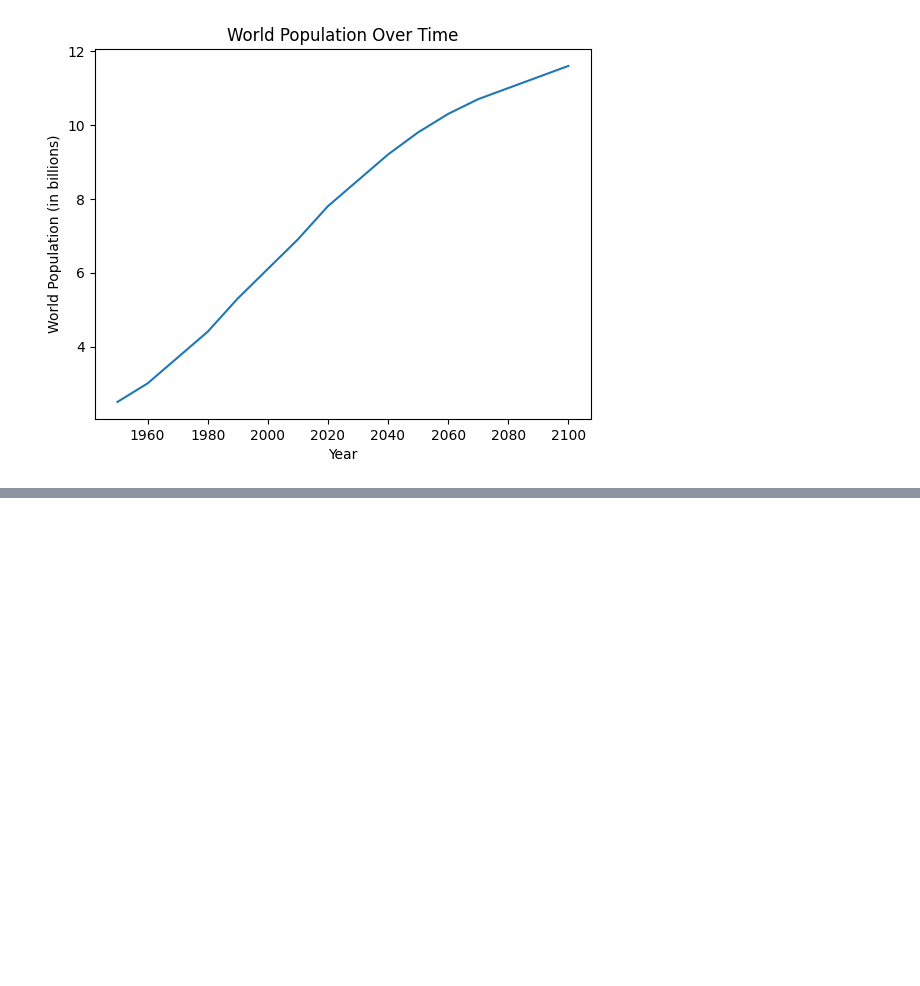
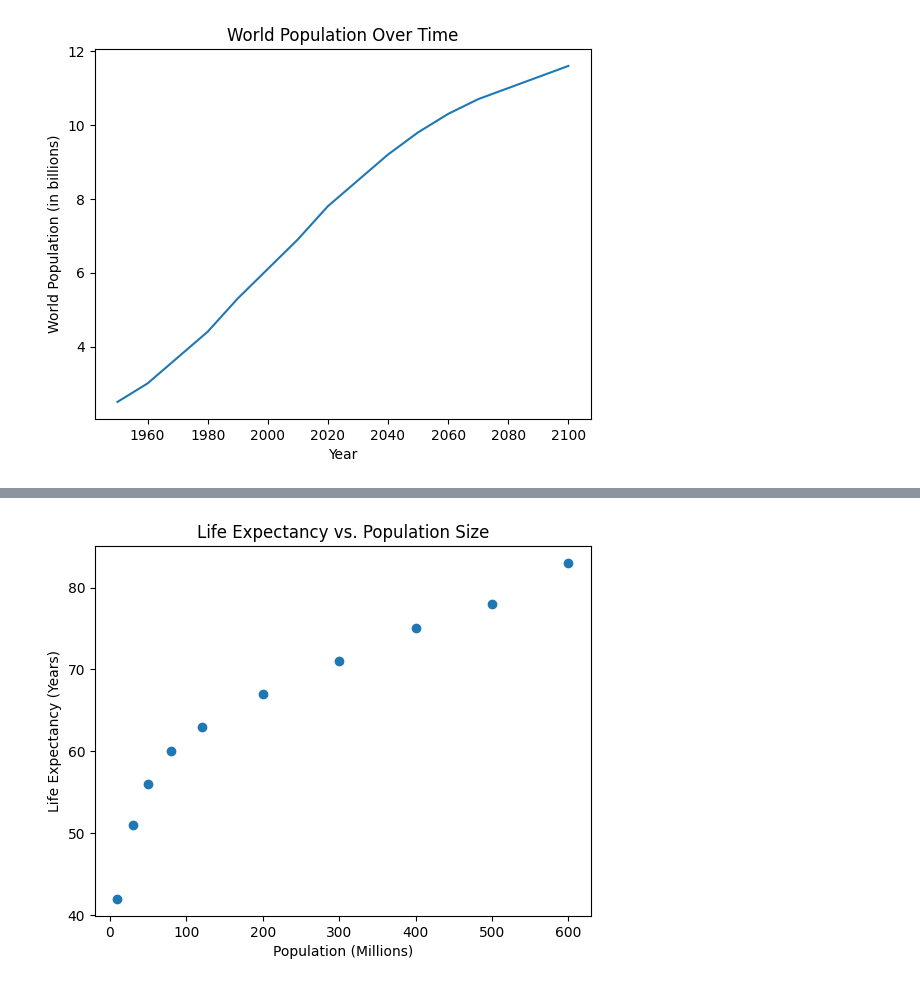
Before and after one commit to shreyasarker/Datacamp-Learning-2025, a Jupyter notebook: 02-intermediate-python/BasicPlotsWithMatplotlib.ipynb, the cells around one changed output, grey strips where cells are left out. Cells and saved outputs as stored; diff of their text form; code cells hidden in the pictures; blank space fills up the shorter version.

```diff
--- a/02-intermediate-python/BasicPlotsWithMatplotlib.ipynb
+++ b/02-intermediate-python/BasicPlotsWithMatplotlib.ipynb
@@ -45,0 +184,17 @@ plt.show()
+# %%
+# Example data for population (in millions) and life expectancy (in years)
+population = [10, 30, 50, 80, 120, 200, 300, 400, 500, 600]  # Population in millions
+life_expectancy = [42, 51, 56, 60, 63, 67, 71, 75, 78, 83]  # Life expectancy in years
+
+# Create a scatter plot with population on the x-axis and life expectancy on the y-axis
+plt.scatter(population, life_expectancy)
+
+# Add labels and a title to the plot
+plt.xlabel('Population (Millions)')
+plt.ylabel('Life Expectancy (Years)')
+plt.title('Life Expectancy vs. Population Size')
+
+# Display the plot
+plt.show()
+# %% [output]
+[figure, added]
```
Also changed, not shown: parts of 8 cells of this notebook, 3 other files.
